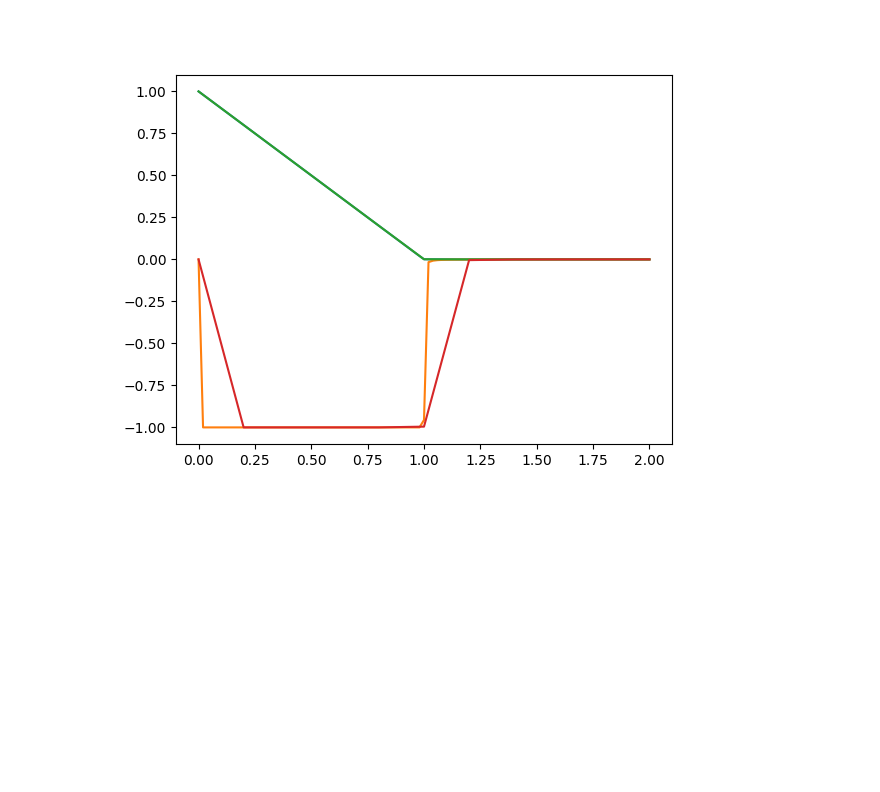
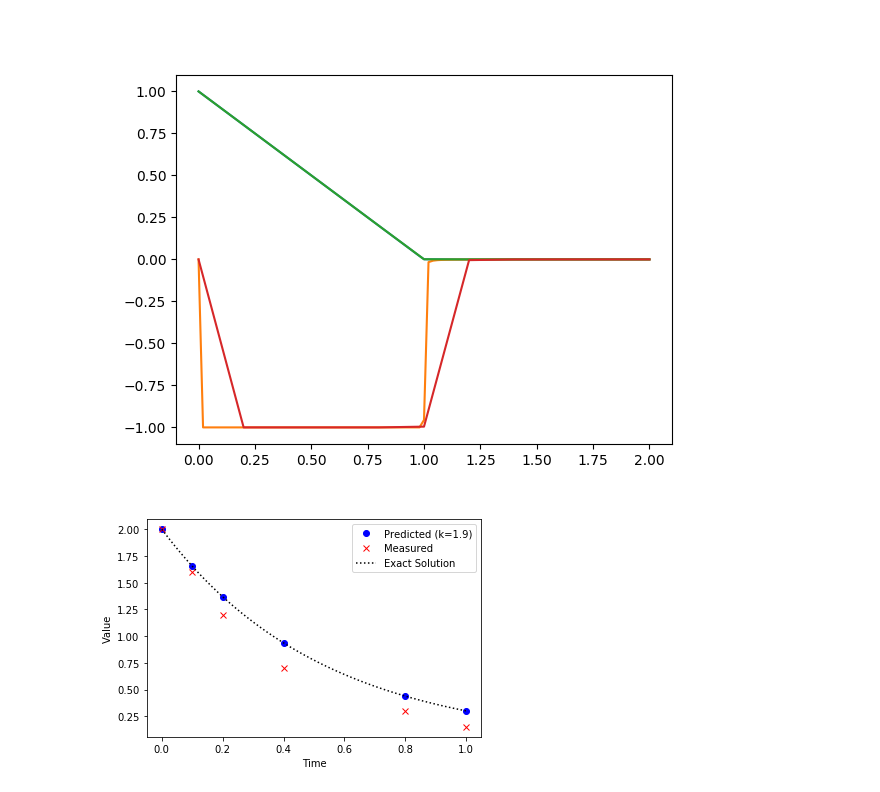
Before and after one commit to cjohns94/dynamic_optmization, a Jupyter notebook: class/benchmarks.ipynb, the cells around one changed output. Drawn from its saved outputs; the diff is of its cells as text; code cells hidden in the pictures; blank space fills up the shorter version.

```diff
--- a/class/benchmarks.ipynb
+++ b/class/benchmarks.ipynb
@@ -94,3 +94,33 @@ plt.plot(m.time, u)
 plt.show()
 # %% [output]
 [figure]
+# %%
+from gekko import GEKKO
+
+t_data = [0, 0.1, 0.2, 0.4, 0.8, 1]
+x_data = [2.0,  1.6,  1.2, 0.7,  0.3,  0.15]
+
+m = GEKKO(remote=False)
+m.time = t_data
+x = m.CV(value=x_data); x.FSTATUS = 1  # fit to measurement
+k = m.FV(); k.STATUS = 1               # adjustable parameter
+m.Equation(x.dt()== -k * x)            # differential equation
+
+m.options.IMODE = 5   # dynamic estimation
+m.options.NODES = 5   # collocation nodes
+m.solve(disp=False)   # display solver output
+k = k.value[0]
+
+import numpy as np
+import matplotlib.pyplot as plt  # plot solution
+plt.plot(m.time,x.value,'bo',\
+         label='Predicted (k='+str(np.round(k,2))+')')
+plt.plot(m.time,x_data,'rx',label='Measured')
+# plot exact solution
+t = np.linspace(0,1); xe = 2*np.exp(-k*t)
+plt.plot(t,xe,'k:',label='Exact Solution')
+plt.legend()
+plt.xlabel('Time'), plt.ylabel('Value')
+plt.show()
+# %% [output]
+[figure, added]
```
Also changed, not shown: 5 other files.
